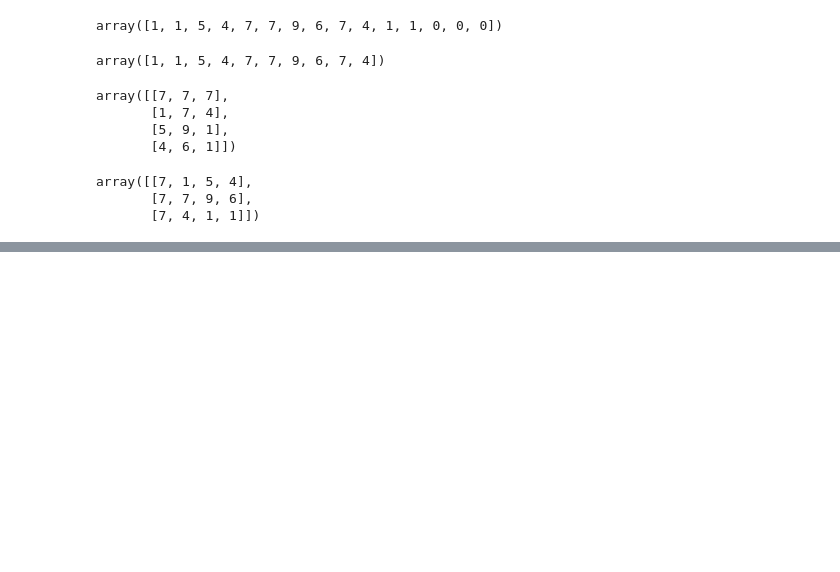
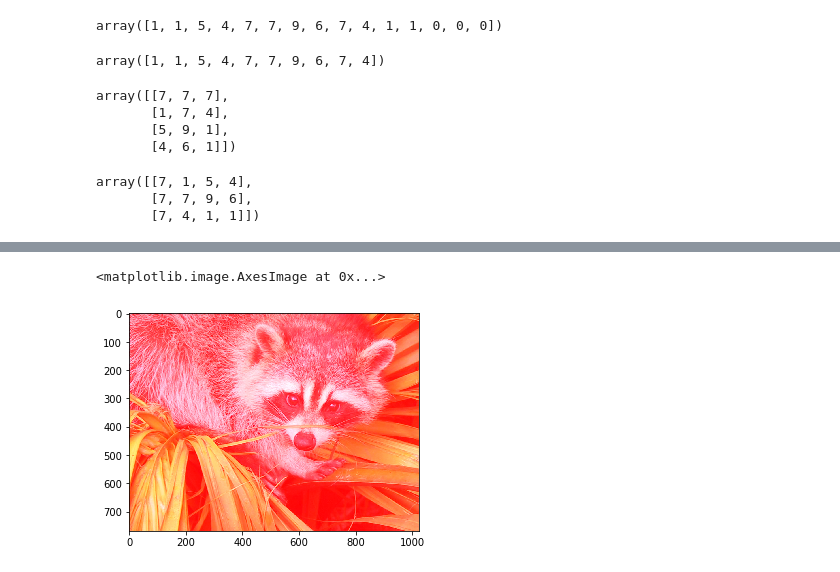
Before and after one commit to srikanthpragada/DS_16_AUG_2019, a Jupyter notebook: numpy_demo.ipynb, the cells around one changed output, grey strips where cells are left out. Drawn from its saved outputs; the diff is of its cells as text; code cells hidden in the pictures; blank space fills up the shorter version.

```diff
--- a/numpy_demo.ipynb
+++ b/numpy_demo.ipynb
@@ -344,0 +415,7 @@ array([[7, 1, 5, 4],
+# %%
+img2 = img.copy()
+img2[:,:,0] = 255
+plt.imshow(img2)
+# %% [output]
+<matplotlib.image.AxesImage at 0x...>
+[figure, added]
```
Also changed, not shown: parts of 21 cells of this notebook.
